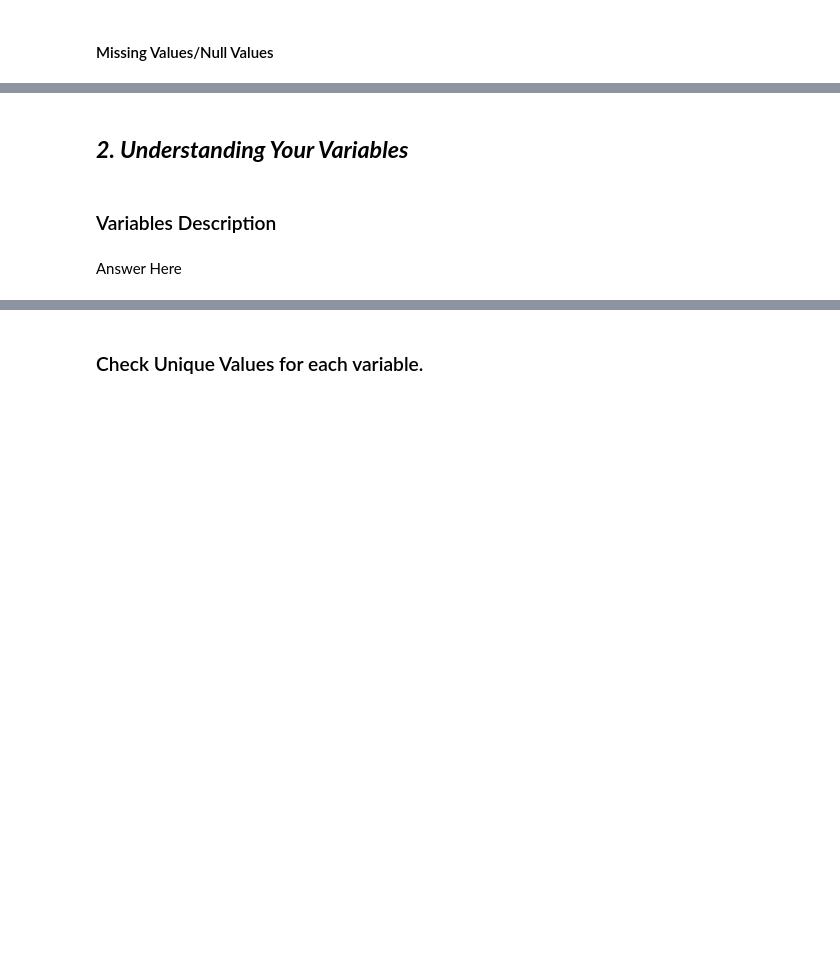
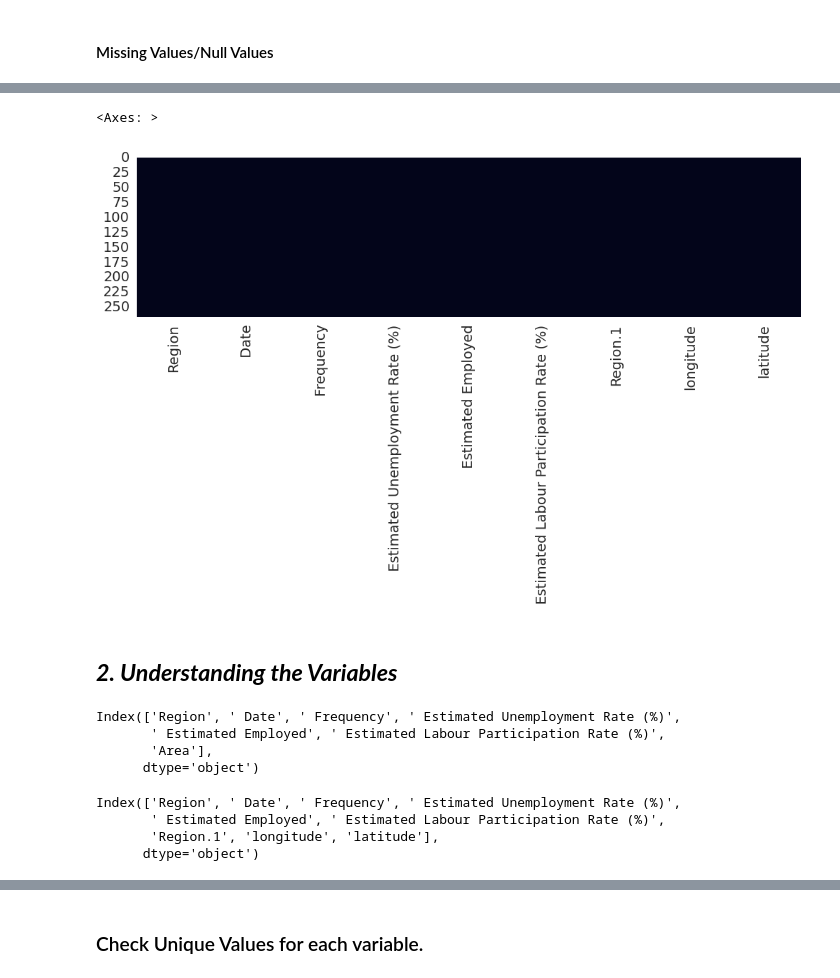
Before and after one commit to rajathAgalkote/OIBSIP_Unemployment_India_EDA, a Jupyter notebook: Umemployment_Analysis_EDA.ipynb, the cells around one changed output, grey strips where cells are left out. Cells and saved outputs as stored; diff of their text form; code cells hidden in the pictures; blank space fills up the shorter version.

```diff
--- a/Umemployment_Analysis_EDA.ipynb
+++ b/Umemployment_Analysis_EDA.ipynb
@@ -32,3 +69,7 @@ https://github.com/rajathAgalkote/OIBSIP_Unemployment_India_EDA
+# %%
+raw_data = pd.read_csv("/content/drive/MyDrive/OIBSIP/Unemployment_Analysis_EDA/Unemployment_Rate_upto_11_2020.csv")
+
+df2 = raw_data
 # %% [markdown]
 ### Dataset First View
 # %%
@@ -58,10 +205,28 @@ Answer Here
+# %%
+# Visualizing the missing values
+plt.figure(figsize=(10,3))
+sns.heatmap(df2.isnull(), cbar=False)
+# %% [output]
+<Axes: >
+[figure, added]
 # %% [markdown]
-## ***2. Understanding Your Variables***
+## ***2. Understanding the Variables***
 # %%
 # Dataset Columns
+
+df1.columns
+# %% [output]
+Index(['Region', ' Date', ' Frequency', ' Estimated Unemployment Rate (%)',
+       ' Estimated Employed', ' Estimated Labour Participation Rate (%)',
+       'Area'],
+      dtype='object')
+# %%
+
+df2.columns
+# %% [output]
+Index(['Region', ' Date', ' Frequency', ' Estimated Unemployment Rate (%)',
+       ' Estimated Employed', ' Estimated Labour Participation Rate (%)',
+       'Region.1', 'longitude', 'latitude'],
+      dtype='object')
 # %%
 # Dataset Describe
-# %% [markdown]
-### Variables Description
-# %% [markdown]
-Answer Here
```
Also changed, not shown: parts of 33 cells of this notebook.
